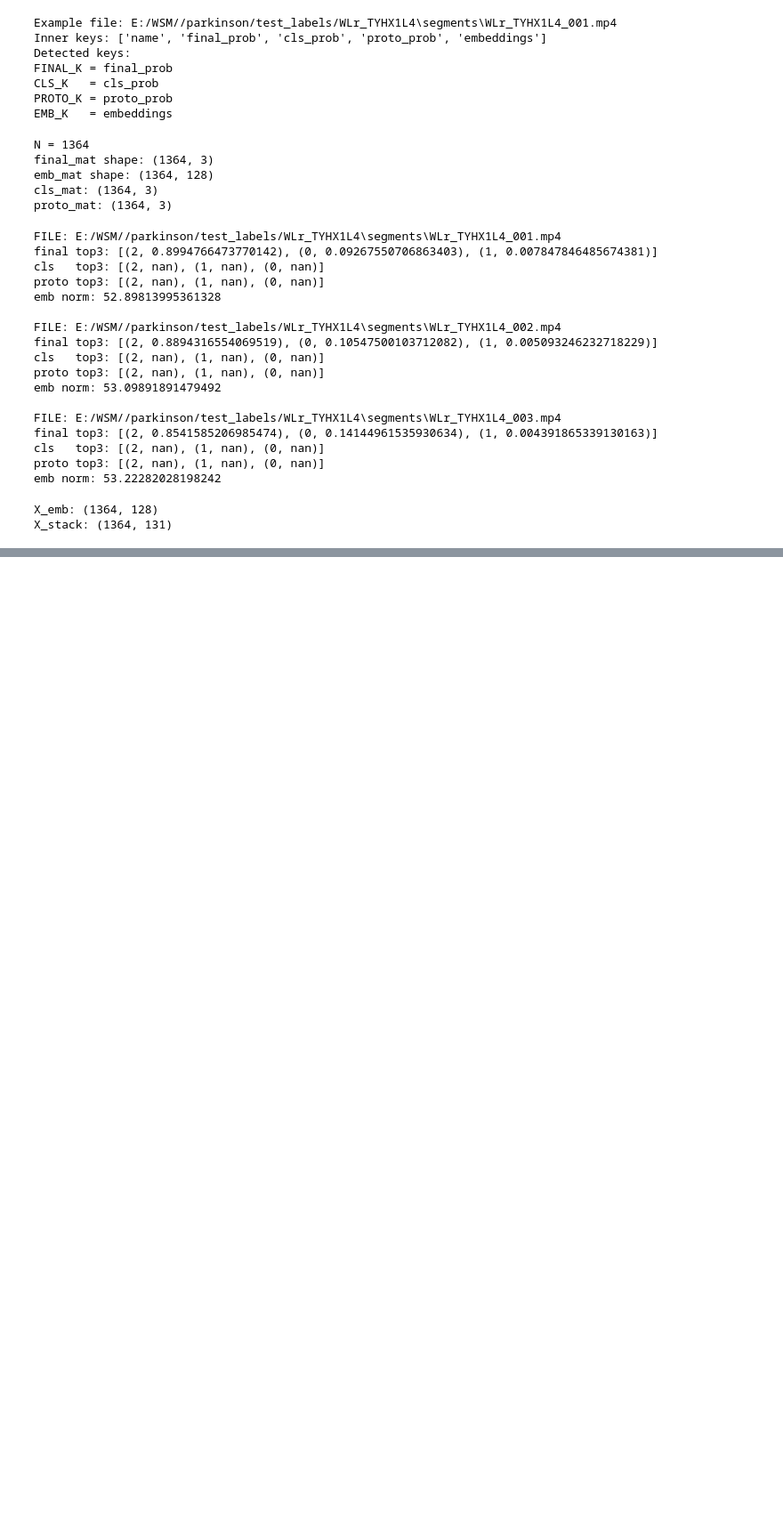
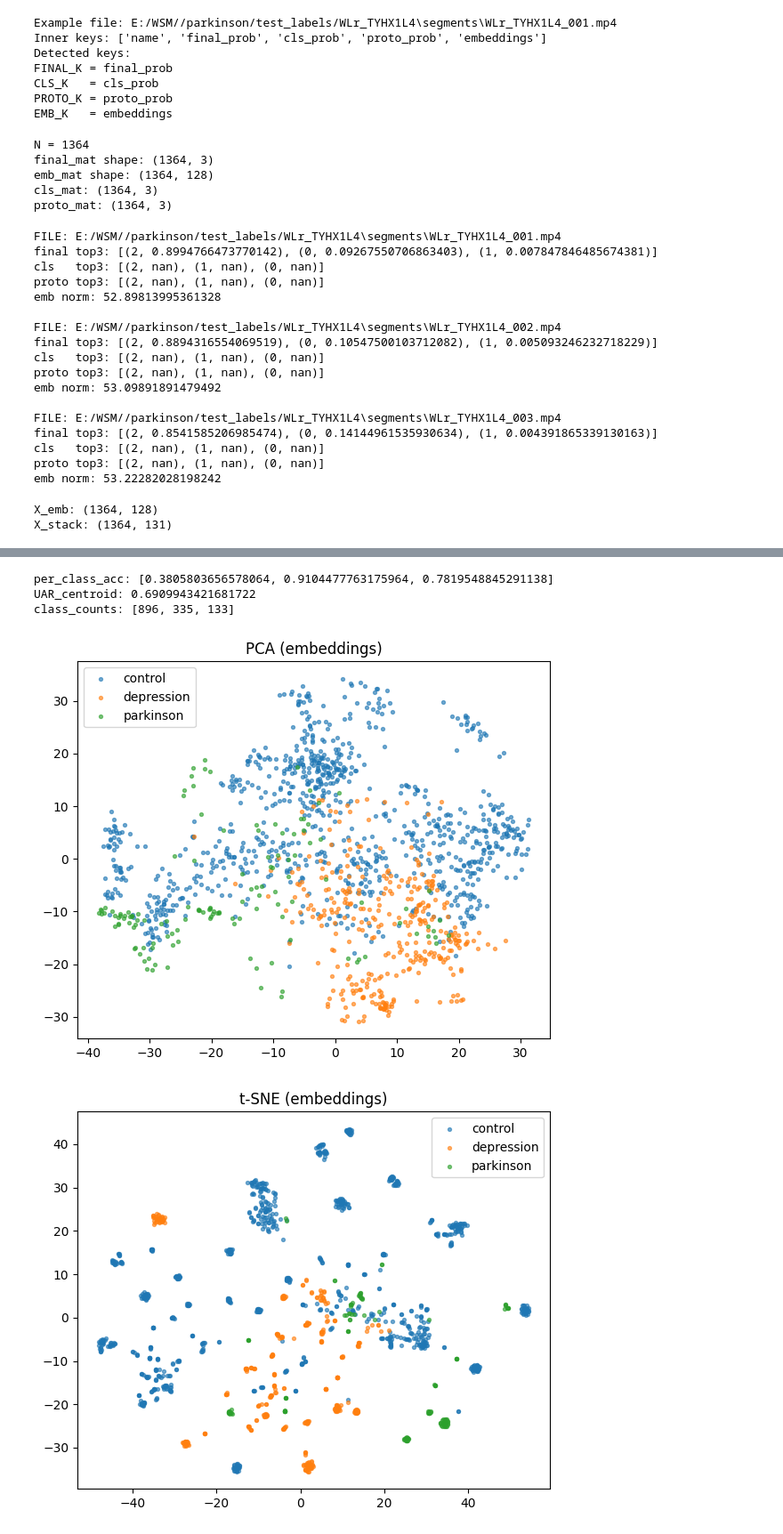
Before and after one commit to AlexandrAxyonov/BDCC_2025, a Jupyter notebook: analysis.ipynb, the cells around one changed output, grey strips where cells are left out. Shown at 89% size. Cells and saved outputs as stored; diff of their text form; code cells hidden in the pictures; blank space fills up the shorter version.

```diff
--- a/analysis.ipynb
+++ b/analysis.ipynb
@@ -461,0 +678,75 @@ X_stack: (1364, 131)
+# %%
+# pred уже посчитан через centroid classifier
+counts = torch.bincount(y)
+per_class_acc = []
+for c in range(C):
+    m = (y == c)
+    acc_c = (pred[m] == c).float().mean().item() if m.any() else float("nan")
+    per_class_acc.append(acc_c)
+
+uar = np.nanmean(per_class_acc)
+print("per_class_acc:", per_class_acc)
+print("UAR_centroid:", uar)
+print("class_counts:", counts.tolist())
+# %% [output]
+per_class_acc: [0.3805803656578064, 0.9104477763175964, 0.7819548845291138]
+UAR_centroid: 0.6909943421681722
+class_counts: [896, 335, 133]
+# %%
+import numpy as np
+import matplotlib.pyplot as plt
+
+# X: torch.Tensor [N, D], y: torch.Tensor [N]
+X_np = X.detach().cpu().numpy()
+y_np = y.detach().cpu().numpy()
+
+# при больших выборках можно подсэмплировать
+max_n = 2000
+if X_np.shape[0] > max_n:
+    idx = np.random.RandomState(42).choice(X_np.shape[0], max_n, replace=False)
+    X_np = X_np[idx]
+    y_np = y_np[idx]
+
+# ----- PCA 2D (через SVD) -----
+Xc = X_np - X_np.mean(axis=0, keepdims=True)
+U, S, Vt = np.linalg.svd(Xc, full_matrices=False)
+X_pca = Xc @ Vt[:2].T
+
+plt.figure(figsize=(6, 5))
+for cls, name, color in [(0, "control", "tab:blue"),
+                         (1, "depression", "tab:orange"),
+                         (2, "parkinson", "tab:green")]:
+    m = (y_np == cls)
+    plt.scatter(X_pca[m, 0], X_pca[m, 1], s=8, alpha=0.6, label=name, c=color)
+plt.title("PCA (embeddings)")
+plt.legend()
+plt.tight_layout()
+plt.show()
+
+# ----- t-SNE (если есть sklearn) -----
+try:
+    from sklearn.manifold import TSNE
+
+    X_tsne = TSNE(
+        n_components=2,
+        perplexity=30,
+        learning_rate="auto",
+        init="pca",
+        random_state=42,
+    ).fit_transform(X_np)
+
+    plt.figure(figsize=(6, 5))
+    for cls, name, color in [(0, "control", "tab:blue"),
+                             (1, "depression", "tab:orange"),
+                             (2, "parkinson", "tab:green")]:
+        m = (y_np == cls)
+        plt.scatter(X_tsne[m, 0], X_tsne[m, 1], s=8, alpha=0.6, label=name, c=color)
+    plt.title("t-SNE (embeddings)")
+    plt.legend()
+    plt.tight_layout()
+    plt.show()
+except Exception as e:
+    print("t-SNE skipped:", e)
+# %% [output]
+[figure, added]
+[figure, added]
```
Also changed, not shown: parts of 2 cells of this notebook, 5 other files.
